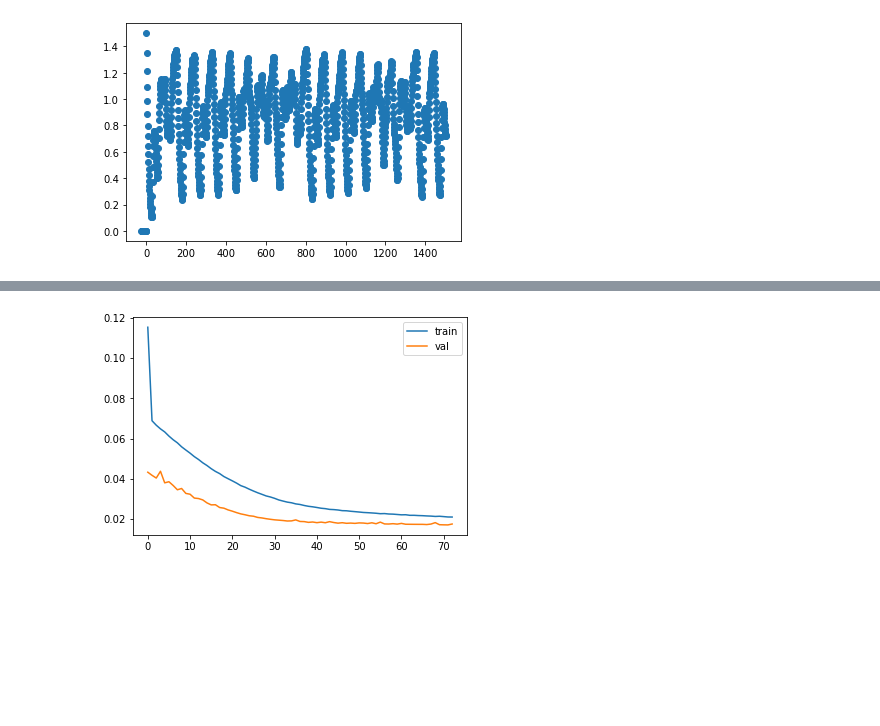
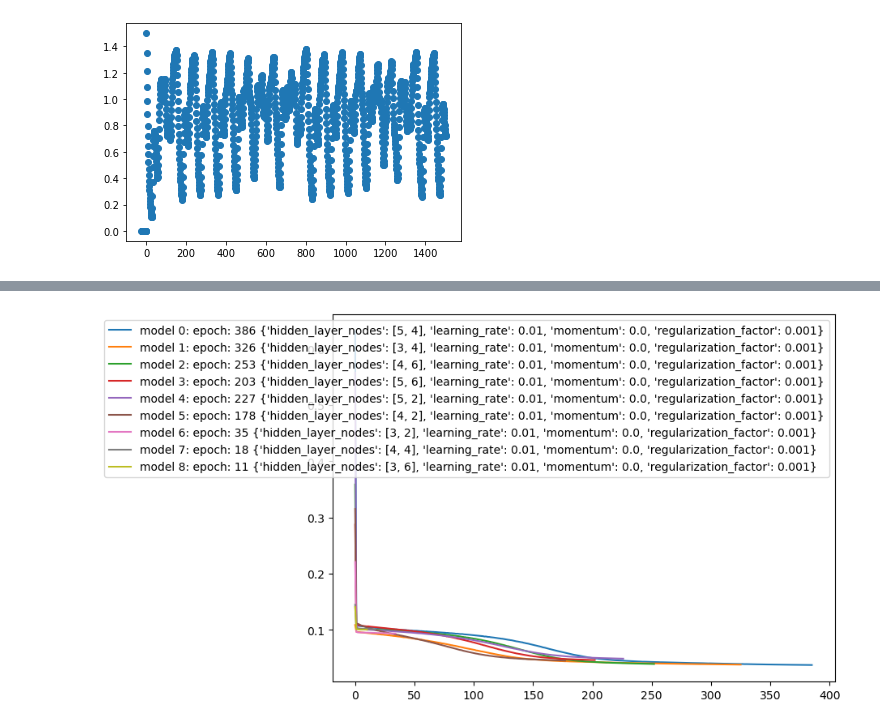
Before and after one commit to KevinArmbruster/ml_lab, a Jupyter notebook: Lab1b/Task 4.ipynb, the cells around one changed output, grey strips where cells are left out. Drawn from its saved outputs; the diff is of its cells as text; code cells hidden in the pictures; blank space fills up the shorter version.

Commit message:
setup grid search

```diff
--- a/Lab1b/Task 4.ipynb
+++ b/Lab1b/Task 4.ipynb
@@ -35,12 +37,14 @@ def mackey_glass(t, mg_dict, beta=0.2, gamma=0.1, n=10, r=25):
 
     return mg_t + (beta * mg_tr) / (1 + mg_tr ** n) - gamma * mg_t
 
+
 mg_dict = {}
 input = []
 output = []
 for t in range(300, 1500):
-    input.append([mackey_glass(t-20, mg_dict), mackey_glass(t-15, mg_dict), mackey_glass(t-10, mg_dict), mackey_glass(t-5, mg_dict), mackey_glass(t, mg_dict)])
-    output.append(mackey_glass(t+5, mg_dict))
+    input.append([mackey_glass(t - 20, mg_dict), mackey_glass(t - 15, mg_dict), mackey_glass(t - 10, mg_dict),
+                  mackey_glass(t - 5, mg_dict), mackey_glass(t, mg_dict)])
+    output.append(mackey_glass(t + 5, mg_dict))
 
 input = np.array(input)
 output = np.array(output)
@@ -95,0 +122,22 @@ Accuracy: 1.91
+# %%
+nh1 = [3, 4, 5]
+nh2 = [2, 4, 6]
+layers = [list(items) for items in itertools.product(nh1, nh2)]
+param_dict = dict(hidden_layer_nodes=layers,
+                  regularization_factor=[0.1, 0.01, 0.001],
+                  learning_rate=[0.1, 0.01, 0.001],
+                  momentum=[0, 0.5, 0.8])
+
+param_grids = list(ParameterGrid(param_dict))
+print(len(param_grids))
+
+es = EarlyStopping(monitor='val_mse', mode='min', patience=10, min_delta=0.0001, verbose=1, restore_best_weights=0)
+models = []
+histories = []
+
+for params in param_grids:
+    print(params)
+    model = create_model(**params)
+    history = model.fit(X_train, y_train, validation_data=(X_val, y_val), epochs=500, batch_size=10, callbacks=es)
+    models.append(model)
+    histories.append(history.history)
@@ -95,0 +162,8 @@ Accuracy: 1.91
+# %%
+final_val_mses = [history['val_mse'][-1] for history in histories]
+used_epochs = [len(history['val_mse']) for history in histories]
+eval_grid = zip(param_grids, models, histories, final_val_mses, used_epochs)
+eval_grid = sorted(eval_grid, key=lambda x: x[3])
+# %%
+for i, (param, model, history, final_val_mse, epoch) in enumerate(eval_grid):
+    print(i, final_val_mse, epoch, param)
@@ -96,7 +180,9 @@ Accuracy: 1.91
 # %%
-plt.plot(history.history['loss'], label='train')
-plt.plot(history.history['val_loss'], label='val')
+plt.figure(figsize=(8, 6), dpi=100)
+for i, (param, model, history, final_val_mse, epoch) in enumerate(eval_grid):
+    plt.plot(history['loss'], label=f'model {i}: epoch: {epoch} {param}')
+#plt.plot(history.history['val_loss'], label='val')
 plt.legend()
 plt.show()
 # %% [output]
-[figure, old version]
+[figure, new version]
```
Also changed, not shown: parts of 5 cells of this notebook.
